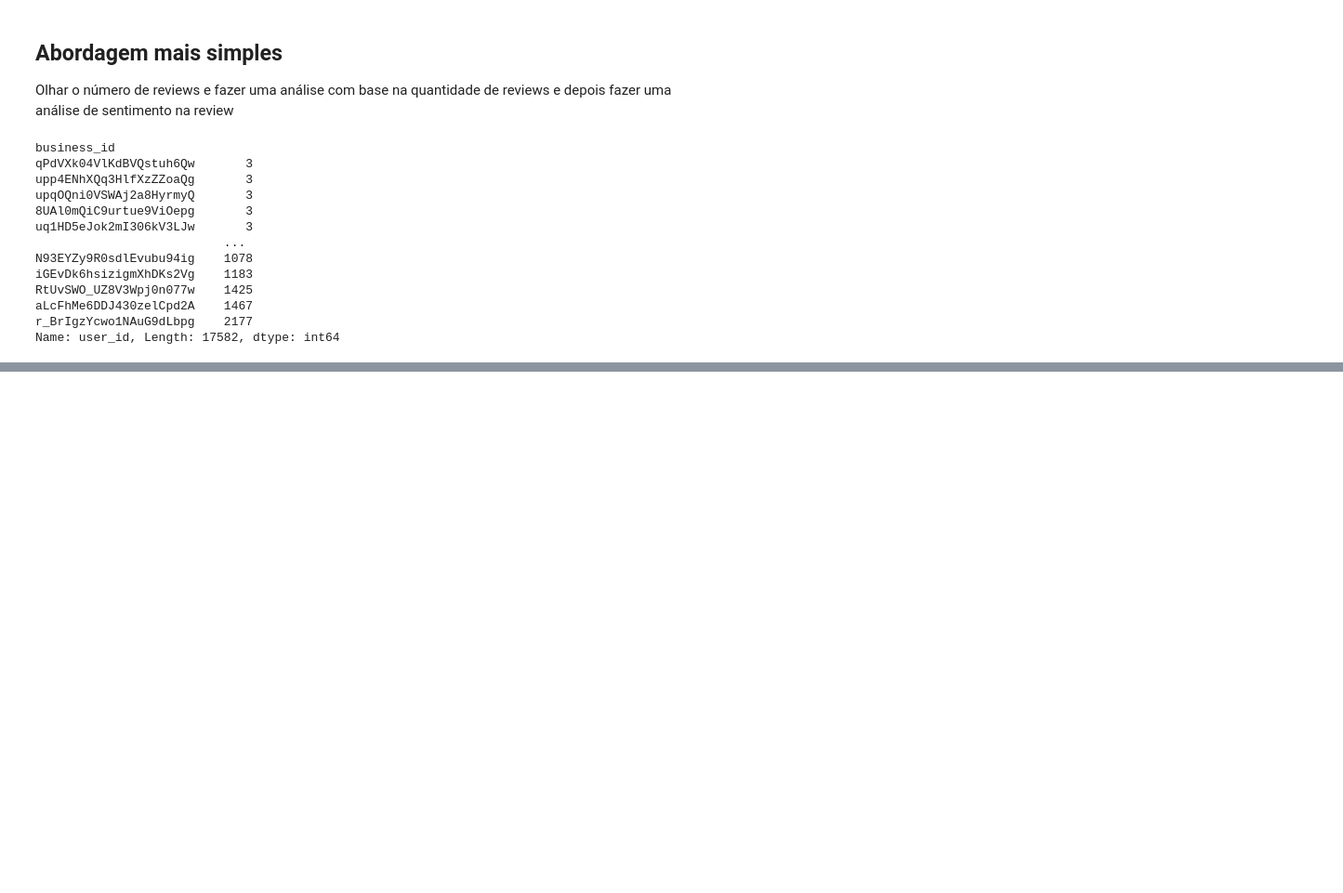
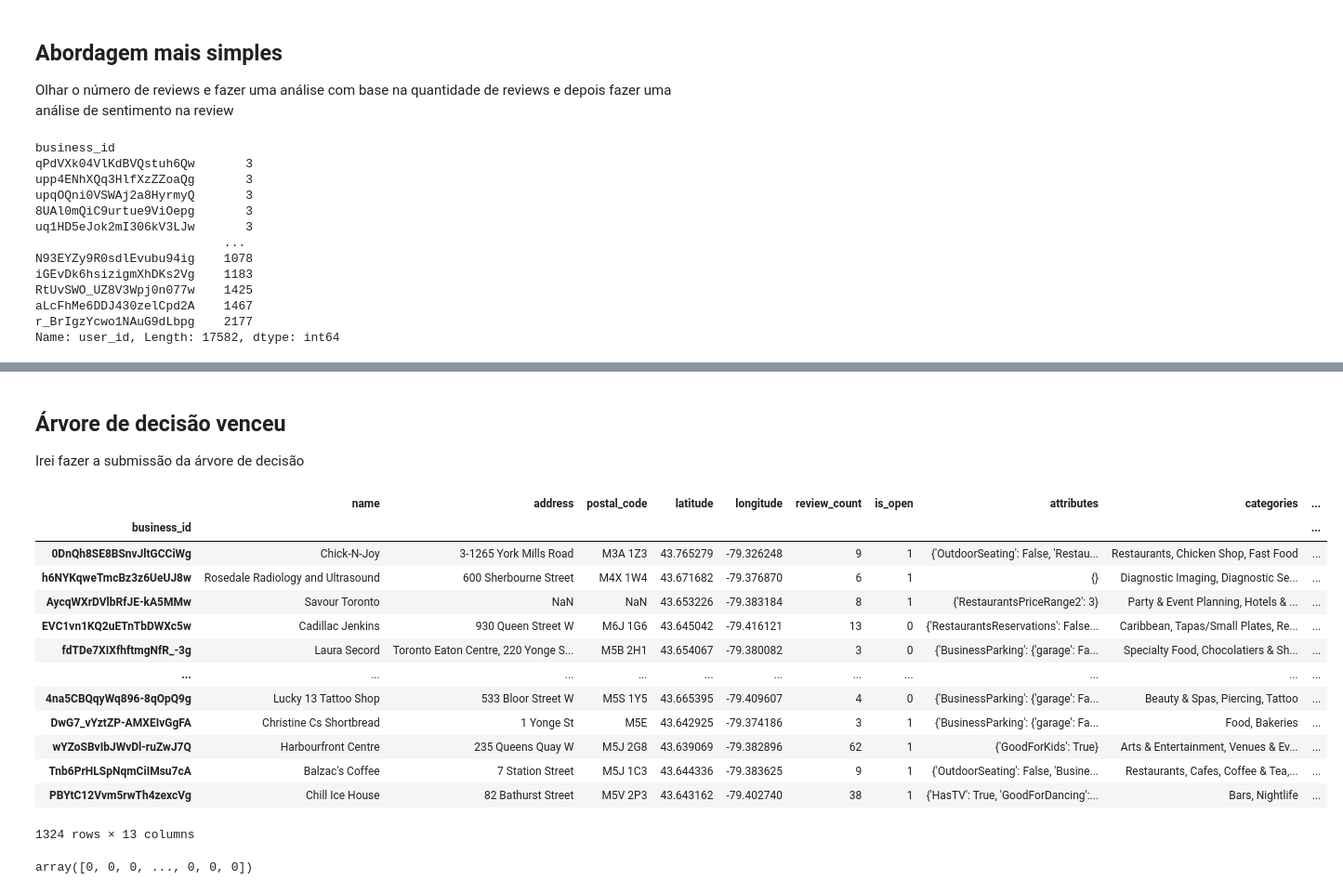
Before and after one commit to guilherme9718/desafio-mineracao-dados, a Jupyter notebook: Análise exploratória.ipynb, the cells around one changed output, grey strips where cells are left out. Shown: that part at 93% size. Drawn from its saved outputs; the diff is of its cells as text; code cells hidden in the pictures; blank space fills up the shorter version.

Commit message:
feito a primeira submissão

```diff
--- a/Análise exploratória.ipynb
+++ b/Análise exploratória.ipynb
@@ -166,0 +317,29 @@ TypeError: 'Dict' object is not subscriptable
+# %% [markdown]
+## Árvore de decisão venceu
+Irei fazer a submissão da árvore de decisão
+# %%
+df_score_submission = make_df_score(proccess_df(pd.read_csv('dados/X_testToronto.csv')), pd.read_csv('dados_produzidos/reviewsTestTorontoSentiment.csv'))
+X_submission = df_score_submission[['stars', 'score', 'review_count']]
+df_score_submission
+# %% [output]
+|  | name | address | postal_code | latitude | longitude | review_count | is_open | attributes | categories | ... |
+| business_id |  |  |  |  |  |  |  |  |  | ... |
+| 0DnQh8SE8BSnvJltGCCiWg | Chick-N-Joy | 3-1265 York Mills Road | M3A 1Z3 | 43.765279 | -79.326248 | 9 | 1 | {'OutdoorSeating': False, 'Restau... | Restaurants, Chicken Shop, Fast Food | ... |
+| h6NYKqweTmcBz3z6UeUJ8w | Rosedale Radiology and Ultrasound | 600 Sherbourne Street | M4X 1W4 | 43.671682 | -79.376870 | 6 | 1 | {} | Diagnostic Imaging, Diagnostic Se... | ... |
+| AycqWXrDVlbRfJE-kA5MMw | Savour Toronto | NaN | NaN | 43.653226 | -79.383184 | 8 | 1 | {'RestaurantsPriceRange2': 3} | Party & Event Planning, Hotels & ... | ... |
+| EVC1vn1KQ2uETnTbDWXc5w | Cadillac Jenkins | 930 Queen Street W | M6J 1G6 | 43.645042 | -79.416121 | 13 | 0 | {'RestaurantsReservations': False... | Caribbean, Tapas/Small Plates, Re... | ... |
+| fdTDe7XIXfhftmgNfR_-3g | Laura Secord | Toronto Eaton Centre, 220 Yonge S... | M5B 2H1 | 43.654067 | -79.380082 | 3 | 0 | {'BusinessParking': {'garage': Fa... | Specialty Food, Chocolatiers & Sh... | ... |
+| ... | ... | ... | ... | ... | ... | ... | ... | ... | ... | ... |
+| 4na5CBQqyWq896-8qOpQ9g | Lucky 13 Tattoo Shop | 533 Bloor Street W | M5S 1Y5 | 43.665395 | -79.409607 | 4 | 0 | {'BusinessParking': {'garage': Fa... | Beauty & Spas, Piercing, Tattoo | ... |
+| DwG7_vYztZP-AMXEIvGgFA | Christine Cs Shortbread | 1 Yonge St | M5E | 43.642925 | -79.374186 | 3 | 1 | {'BusinessParking': {'garage': Fa... | Food, Bakeries | ... |
+| wYZoSBvIbJWvDl-ruZwJ7Q | Harbourfront Centre | 235 Queens Quay W | M5J 2G8 | 43.639069 | -79.382896 | 62 | 1 | {'GoodForKids': True} | Arts & Entertainment, Venues & Ev... | ... |
+| Tnb6PrHLSpNqmCiIMsu7cA | Balzac's Coffee | 7 Station Street | M5J 1C3 | 43.644336 | -79.383625 | 9 | 1 | {'OutdoorSeating': False, 'Busine... | Restaurants, Cafes, Coffee & Tea,... | ... |
+| PBYtC12Vvm5rwTh4zexcVg | Chill Ice House | 82 Bathurst Street | M5V 2P3 | 43.643162 | -79.402740 | 38 | 1 | {'HasTV': True, 'GoodForDancing':... | Bars, Nightlife | ... |
+1324 rows × 13 columns
+# %%
+clf = DecisionTreeClassifier(random_state=1, max_depth=4)
+clf.fit(X_train, y_train)
+y_pred = clf.predict(X_submission)
+y_pred
+# %% [output]
+array([0, 0, 0, ..., 0, 0, 0])
```
Also changed, not shown: parts of 31 cells of this notebook, 5 other files.
